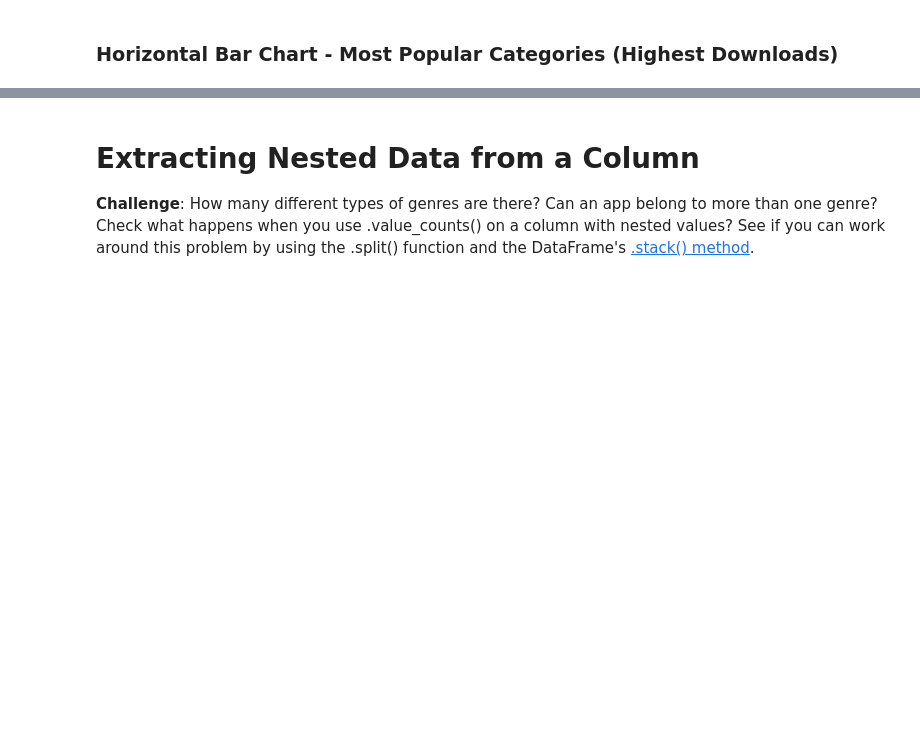
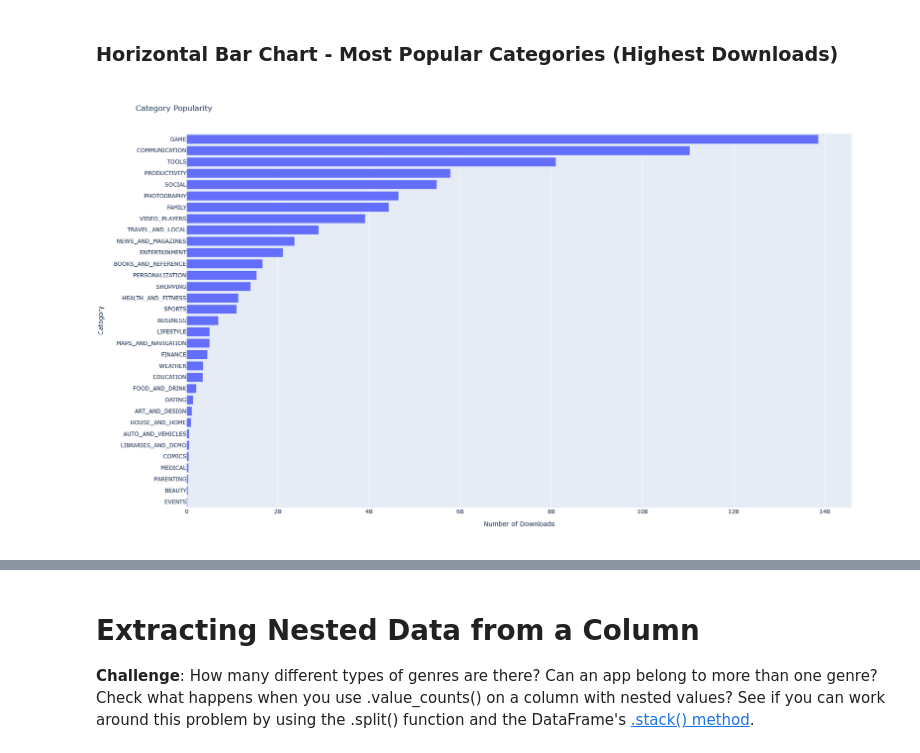
Before and after one commit to ArieKnoester/google-play-store-jupyter-notebook, a Jupyter notebook: Google_Play_Store_App_Analytics.ipynb, the cells around one changed output, grey strips where cells are left out. Drawn from its saved outputs; the diff is of its cells as text; code cells hidden in the pictures; blank space fills up the shorter version.

```diff
--- a/Google_Play_Store_App_Analytics.ipynb
+++ b/Google_Play_Store_App_Analytics.ipynb
@@ -397,5 +424,22 @@ df_apps_clean.sort_values('Revenue_Estimate', ascending=False)[:10]
 # %% [markdown]
 ### Horizontal Bar Chart - Most Popular Categories (Highest Downloads)
+# %%
+category_installs = df_apps_clean.groupby('Category').agg({'Installs':pd.Series.sum})
+category_installs.sort_values('Installs', inplace=True)
+# %%
+h_bar = px.bar(
+    x=category_installs.Installs,
+    y=category_installs.index,
+    orientation='h',
+    title='Category Popularity',
+    height=1000
+)
+
+h_bar.update_layout(xaxis_title='Number of Downloads', yaxis_title='Category')
+
+h_bar.show()
+# %% [output]
+[figure, added]
 # %% [markdown]
 ### Category Concentration - Downloads vs. Competition
 
```
Also changed, not shown: parts of 3 cells of this notebook.
